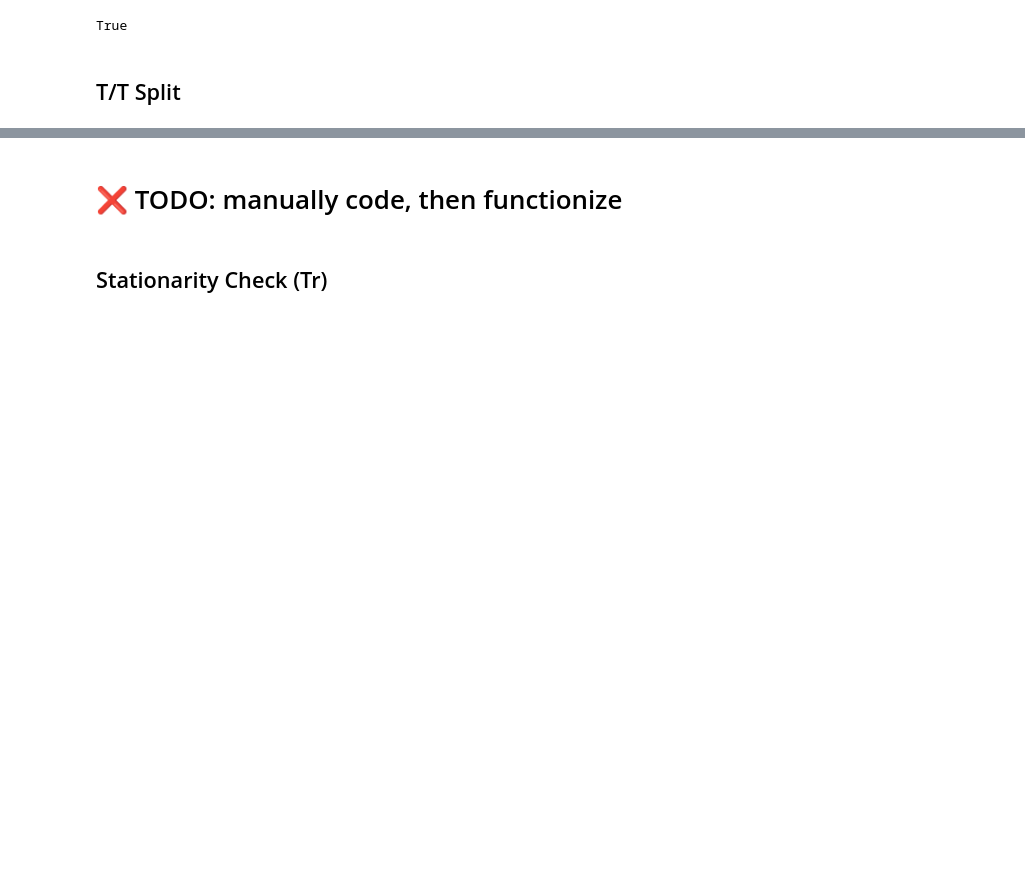
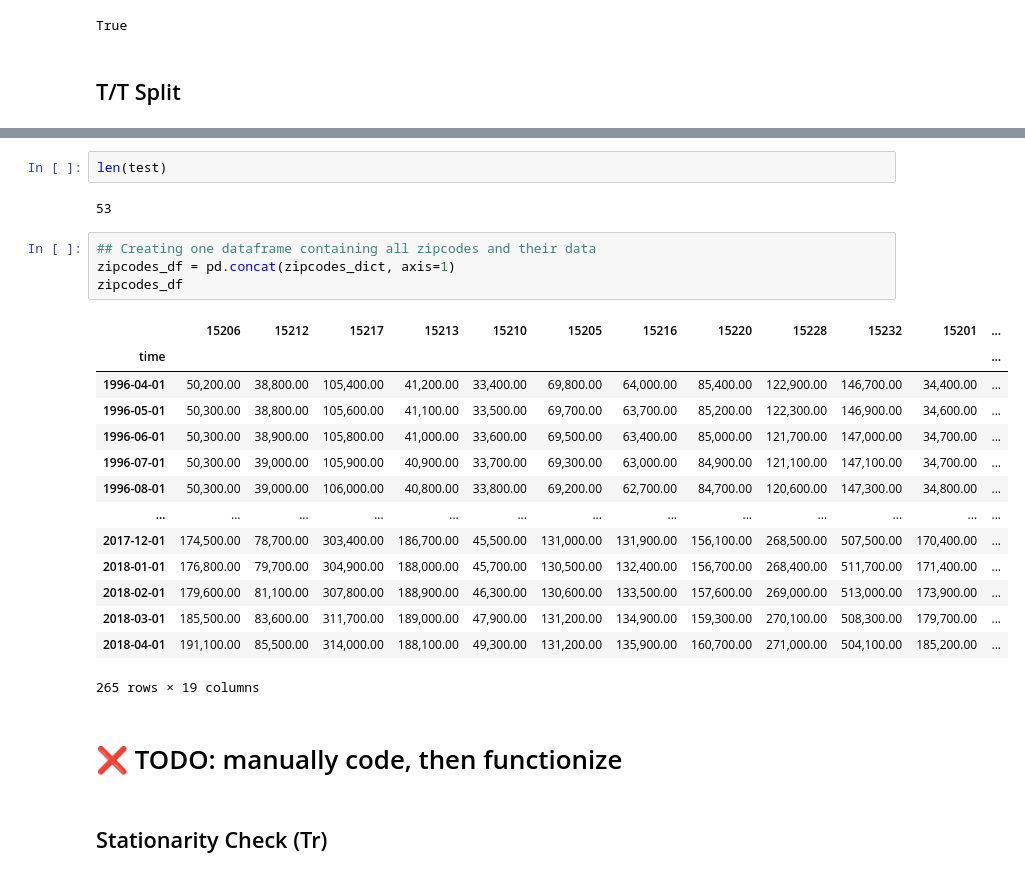
Before and after one commit to BenJMcCarty/Best_of_the_Burgh, a Jupyter notebook: workbooks/WIP_Main_Notebook.ipynb, the cells around one changed output, grey strips where cells are left out. Saved outputs shown, nothing was run; the diff lists cells and outputs as text; blank space fills up the shorter version.

```diff
--- a/workbooks/WIP_Main_Notebook.ipynb
+++ b/workbooks/WIP_Main_Notebook.ipynb
@@ -386,3 +472,26 @@ display(train, test)
+# %%
+len(test)
+# %% [output]
+53
+# %%
+## Creating one dataframe containing all zipcodes and their data
+zipcodes_df = pd.concat(zipcodes_dict, axis=1)
+zipcodes_df
+# %% [output]
+|  | 15206 | 15212 | 15217 | 15213 | 15210 | 15205 | 15216 | 15220 | 15228 | 15232 | 15201 | ... |
+| time |  |  |  |  |  |  |  |  |  |  |  | ... |
+| 1996-04-01 | 50,200.00 | 38,800.00 | 105,400.00 | 41,200.00 | 33,400.00 | 69,800.00 | 64,000.00 | 85,400.00 | 122,900.00 | 146,700.00 | 34,400.00 | ... |
+| 1996-05-01 | 50,300.00 | 38,800.00 | 105,600.00 | 41,100.00 | 33,500.00 | 69,700.00 | 63,700.00 | 85,200.00 | 122,300.00 | 146,900.00 | 34,600.00 | ... |
+| 1996-06-01 | 50,300.00 | 38,900.00 | 105,800.00 | 41,000.00 | 33,600.00 | 69,500.00 | 63,400.00 | 85,000.00 | 121,700.00 | 147,000.00 | 34,700.00 | ... |
+| 1996-07-01 | 50,300.00 | 39,000.00 | 105,900.00 | 40,900.00 | 33,700.00 | 69,300.00 | 63,000.00 | 84,900.00 | 121,100.00 | 147,100.00 | 34,700.00 | ... |
+| 1996-08-01 | 50,300.00 | 39,000.00 | 106,000.00 | 40,800.00 | 33,800.00 | 69,200.00 | 62,700.00 | 84,700.00 | 120,600.00 | 147,300.00 | 34,800.00 | ... |
+| ... | ... | ... | ... | ... | ... | ... | ... | ... | ... | ... | ... | ... |
+| 2017-12-01 | 174,500.00 | 78,700.00 | 303,400.00 | 186,700.00 | 45,500.00 | 131,000.00 | 131,900.00 | 156,100.00 | 268,500.00 | 507,500.00 | 170,400.00 | ... |
+| 2018-01-01 | 176,800.00 | 79,700.00 | 304,900.00 | 188,000.00 | 45,700.00 | 130,500.00 | 132,400.00 | 156,700.00 | 268,400.00 | 511,700.00 | 171,400.00 | ... |
+| 2018-02-01 | 179,600.00 | 81,100.00 | 307,800.00 | 188,900.00 | 46,300.00 | 130,600.00 | 133,500.00 | 157,600.00 | 269,000.00 | 513,000.00 | 173,900.00 | ... |
+| 2018-03-01 | 185,500.00 | 83,600.00 | 311,700.00 | 189,000.00 | 47,900.00 | 131,200.00 | 134,900.00 | 159,300.00 | 270,100.00 | 508,300.00 | 179,700.00 | ... |
+| 2018-04-01 | 191,100.00 | 85,500.00 | 314,000.00 | 188,100.00 | 49,300.00 | 131,200.00 | 135,900.00 | 160,700.00 | 271,000.00 | 504,100.00 | 185,200.00 | ... |
+265 rows × 19 columns
 # %% [markdown]
 # ❌ TODO: manually code, then  functionize
 # %% [markdown]
```
Also changed, not shown: parts of 11 cells of this notebook.
